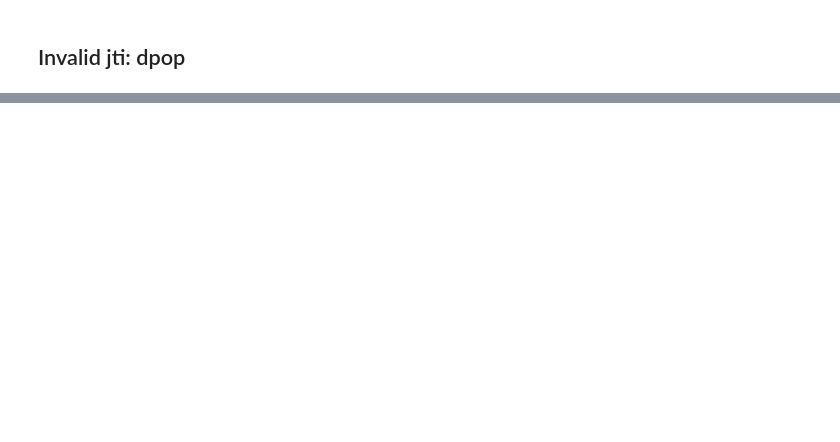
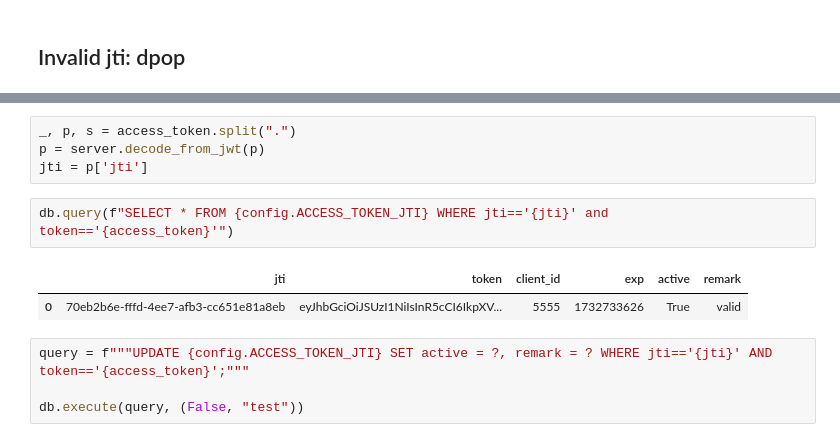
Before and after one commit to datanooblol/fun-with-dpop, a Jupyter notebook: test_flow.ipynb, the cells around one changed output, grey strips where cells are left out. Saved outputs shown, nothing was run; the diff lists cells and outputs as text; blank space fills up the shorter version.

```diff
--- a/test_flow.ipynb
+++ b/test_flow.ipynb
@@ -232,0 +356,13 @@ response
+# %%
+_, p, s = access_token.split(".")
+p = server.decode_from_jwt(p)
+jti = p['jti']
+# %%
+db.query(f"SELECT * FROM {config.ACCESS_TOKEN_JTI} WHERE jti=='{jti}' and token=='{access_token}'")
+# %% [output]
+|  | jti | token | client_id | exp | active | remark |
+| 0 | 70eb2b6e-fffd-4ee7-afb3-cc651e81a8eb | eyJhbGciOiJSUzI1NiIsInR5cCI6IkpXV... | 5555 | 1732733626 | True | valid |
+# %%
+query = f"""UPDATE {config.ACCESS_TOKEN_JTI} SET active = ?, remark = ? WHERE jti=='{jti}' AND token=='{access_token}';"""
+
+db.execute(query, (False, "test"))
```
Also changed, not shown: parts of 84 cells of this notebook, 10 other files.
